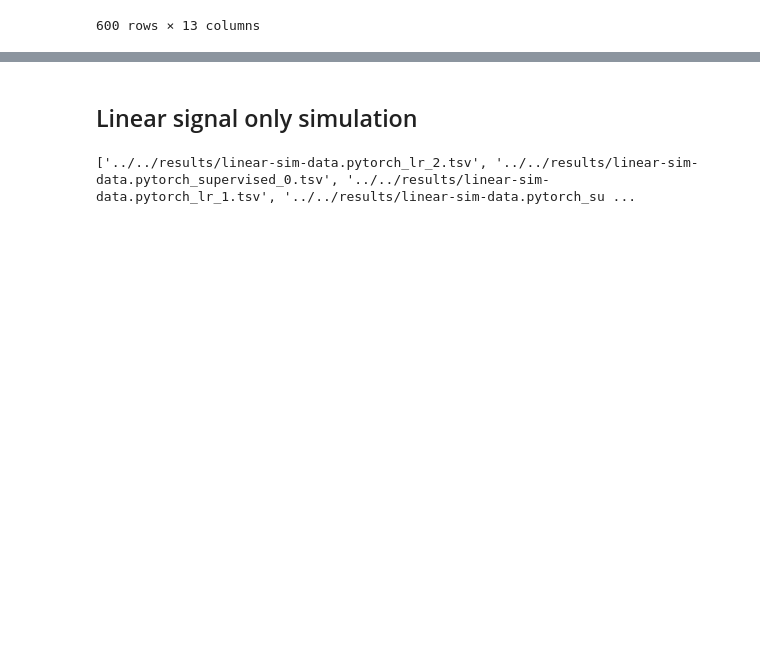
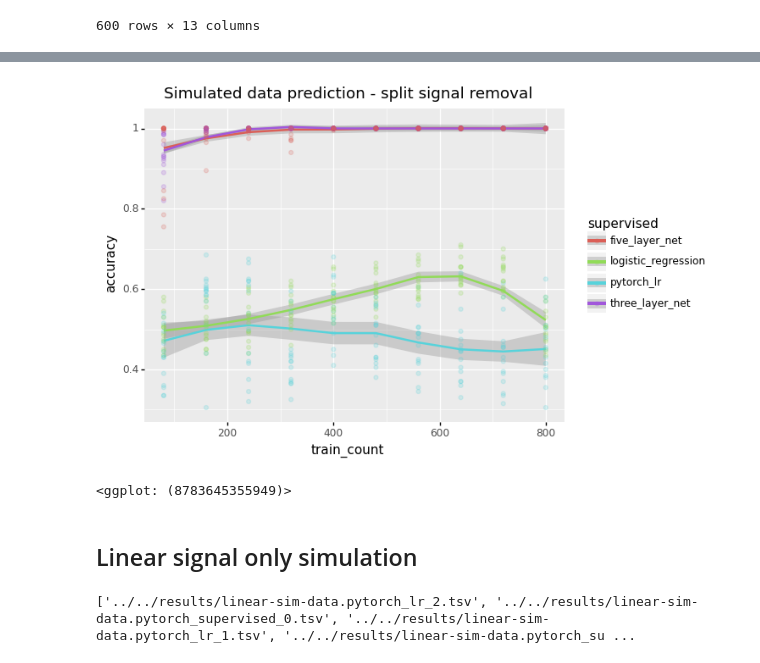
Before and after one commit to greenelab/linear_signal, a Jupyter notebook: notebook/analysis/benchmark_results.ipynb, the cells around one changed output, grey strips where cells are left out. Cells and saved outputs as stored; diff of their text form; code cells hidden in the pictures; blank space fills up the shorter version.

```diff
--- a/notebook/analysis/benchmark_results.ipynb
+++ b/notebook/analysis/benchmark_results.ipynb
@@ -1116,3 +1226,12 @@ plot
+# %%
+plot = ggplot(tissue_metrics, aes(x='train_count', y='accuracy', color='supervised'))
+plot += geom_smooth()
+plot += geom_point(alpha=.2)
+plot += ggtitle('Simulated data prediction - split signal removal')
+plot
+# %% [output]
+[figure, added]
+<ggplot: (8783645355949)>
 # %% [markdown]
 ## Linear signal only simulation
 # %%
```
Also changed, not shown: parts of 11 cells of this notebook.
